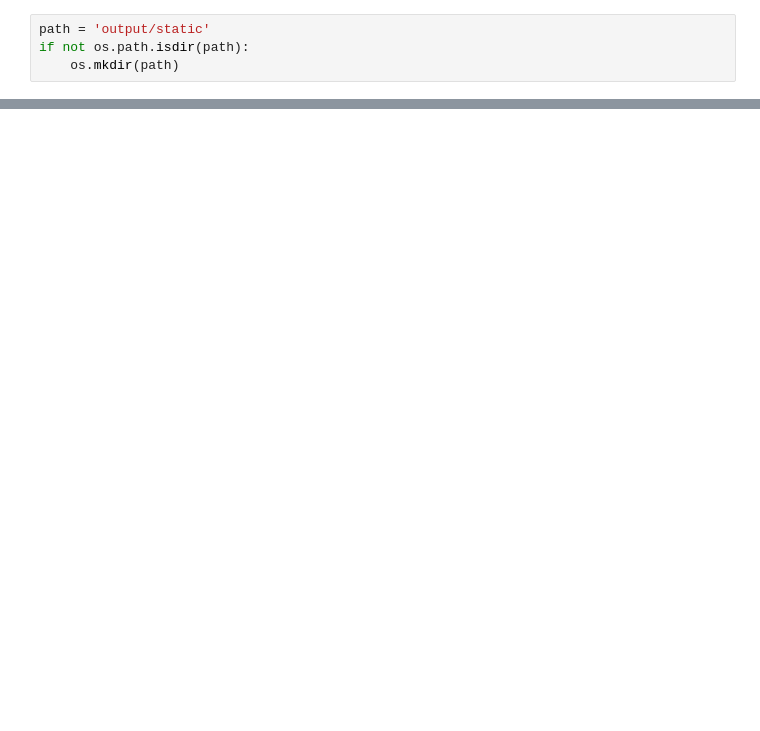
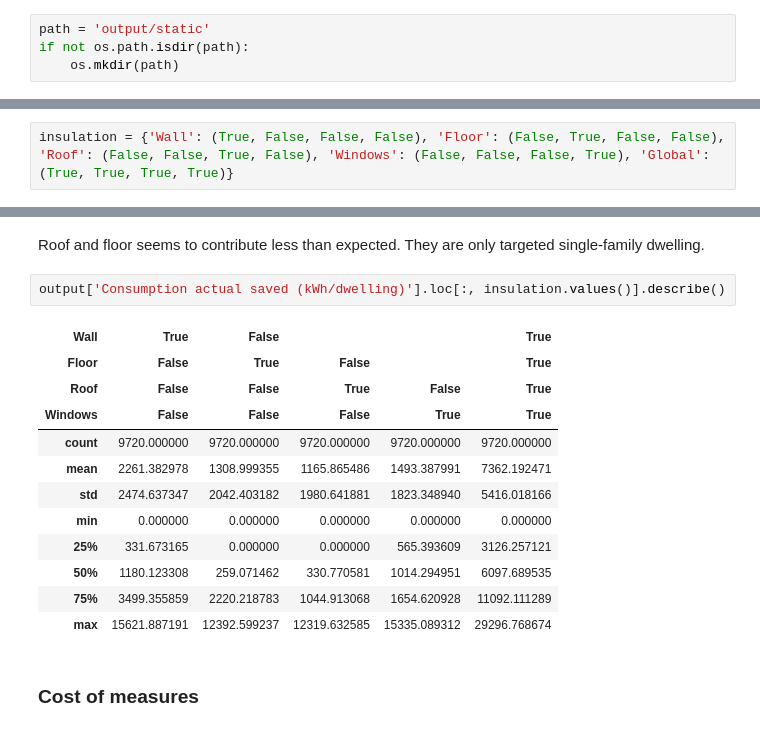
Before and after one commit to CIRED/Res-IRF4, a Jupyter notebook: project/analysis/mitigation_potential.ipynb, the cells around one changed output, grey strips where cells are left out. Drawn from its saved outputs; the diff is of its cells as text; blank space fills up the shorter version.

```diff
--- a/project/analysis/mitigation_potential.ipynb
+++ b/project/analysis/mitigation_potential.ipynb
@@ -85,0 +13,2 @@ for key, item in {'Wall': (True, False, False, False), 'All': (True, True, True,
+# %%
+insulation = {'Wall': (True, False, False, False), 'Floor': (False, True, False, False), 'Roof': (False, False, True, False), 'Windows': (False, False, False, True), 'Global': (True, True, True, True)}
@@ -85,0 +142,19 @@ for key, item in {'Wall': (True, False, False, False), 'All': (True, True, True,
+# %% [markdown]
+Roof and floor seems to contribute less than expected.  They are only targeted single-family dwelling.
+# %%
+output['Consumption actual saved (kWh/dwelling)'].loc[:, insulation.values()].describe()
+# %% [output]
+| Wall | True | False |  |  | True |
+| Floor | False | True | False |  | True |
+| Roof | False | False | True | False | True |
+| Windows | False | False | False | True | True |
+| count | 9720.000000 | 9720.000000 | 9720.000000 | 9720.000000 | 9720.000000 |
+| mean | 2261.382978 | 1308.999355 | 1165.865486 | 1493.387991 | 7362.192471 |
+| std | 2474.637347 | 2042.403182 | 1980.641881 | 1823.348940 | 5416.018166 |
+| min | 0.000000 | 0.000000 | 0.000000 | 0.000000 | 0.000000 |
+| 25% | 331.673165 | 0.000000 | 0.000000 | 565.393609 | 3126.257121 |
+| 50% | 1180.123308 | 259.071462 | 330.770581 | 1014.294951 | 6097.689535 |
+| 75% | 3499.355859 | 2220.218783 | 1044.913068 | 1654.620928 | 11092.111289 |
+| max | 15621.887191 | 12392.599237 | 12319.632585 | 15335.089312 | 29296.768674 |
+# %% [markdown]
+### Cost of measures
```
Also changed, not shown: parts of 52 cells of this notebook, 10 other files.
